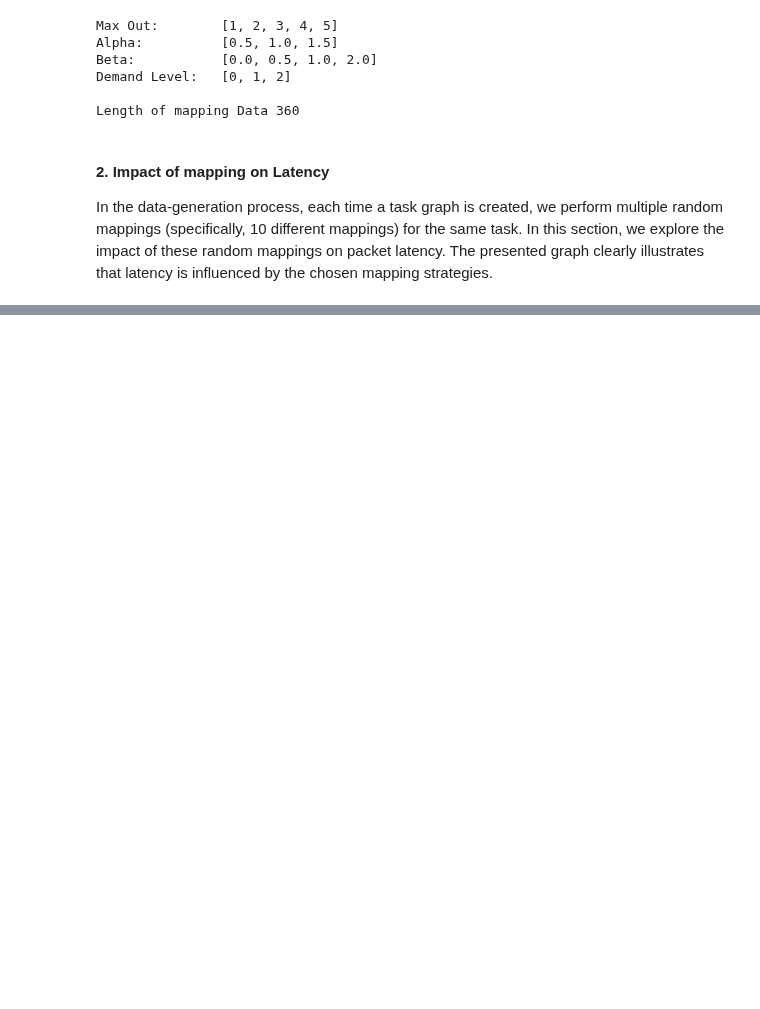
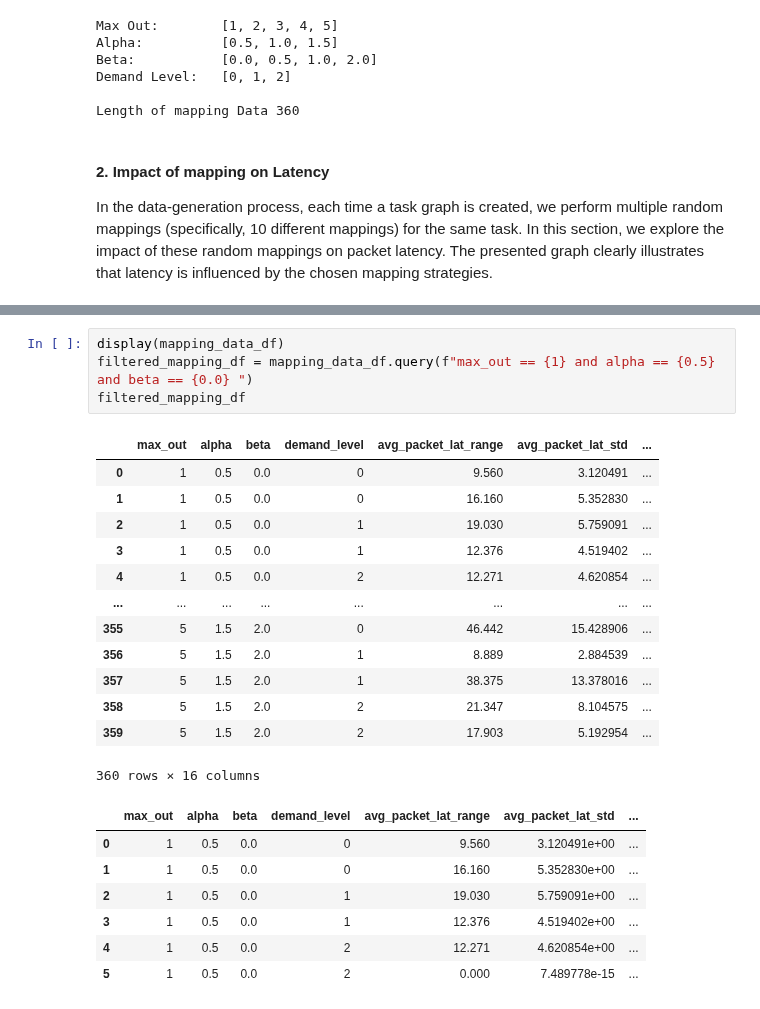
Before and after one commit to faseelmo/noc_latency_predictor, a Jupyter notebook: training_data/data_analysis.ipynb, the cells around one changed output, grey strips where cells are left out. Saved outputs shown, nothing was run; the diff lists cells and outputs as text; blank space fills up the shorter version.

```diff
--- a/training_data/data_analysis.ipynb
+++ b/training_data/data_analysis.ipynb
@@ -211,0 +223,25 @@ plotDualAxis(mapping_data_df.index.to_numpy(), 'Mappings', 'Standard Deviation a
+# %%
+display(mapping_data_df)
+filtered_mapping_df = mapping_data_df.query(f"max_out == {1} and alpha == {0.5} and beta == {0.0} ")
+filtered_mapping_df
+# %% [output]
+|  | max_out | alpha | beta | demand_level | avg_packet_lat_range | avg_packet_lat_std | ... |
+| 0 | 1 | 0.5 | 0.0 | 0 | 9.560 | 3.120491 | ... |
+| 1 | 1 | 0.5 | 0.0 | 0 | 16.160 | 5.352830 | ... |
+| 2 | 1 | 0.5 | 0.0 | 1 | 19.030 | 5.759091 | ... |
+| 3 | 1 | 0.5 | 0.0 | 1 | 12.376 | 4.519402 | ... |
+| 4 | 1 | 0.5 | 0.0 | 2 | 12.271 | 4.620854 | ... |
+| ... | ... | ... | ... | ... | ... | ... | ... |
+| 355 | 5 | 1.5 | 2.0 | 0 | 46.442 | 15.428906 | ... |
+| 356 | 5 | 1.5 | 2.0 | 1 | 8.889 | 2.884539 | ... |
+| 357 | 5 | 1.5 | 2.0 | 1 | 38.375 | 13.378016 | ... |
+| 358 | 5 | 1.5 | 2.0 | 2 | 21.347 | 8.104575 | ... |
+| 359 | 5 | 1.5 | 2.0 | 2 | 17.903 | 5.192954 | ... |
+360 rows × 16 columns
+|  | max_out | alpha | beta | demand_level | avg_packet_lat_range | avg_packet_lat_std | ... |
+| 0 | 1 | 0.5 | 0.0 | 0 | 9.560 | 3.120491e+00 | ... |
+| 1 | 1 | 0.5 | 0.0 | 0 | 16.160 | 5.352830e+00 | ... |
+| 2 | 1 | 0.5 | 0.0 | 1 | 19.030 | 5.759091e+00 | ... |
+| 3 | 1 | 0.5 | 0.0 | 1 | 12.376 | 4.519402e+00 | ... |
+| 4 | 1 | 0.5 | 0.0 | 2 | 12.271 | 4.620854e+00 | ... |
+| 5 | 1 | 0.5 | 0.0 | 2 | 0.000 | 7.489778e-15 | ... |
```
Also changed, not shown: parts of 6 cells of this notebook, 5 other files.
